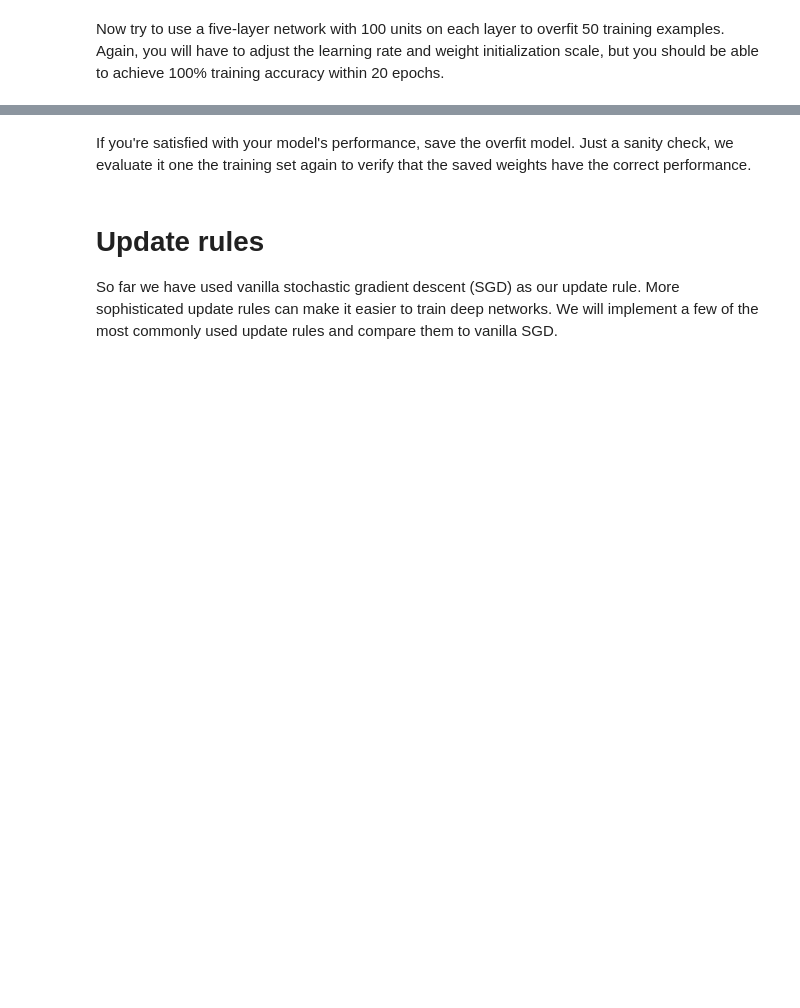
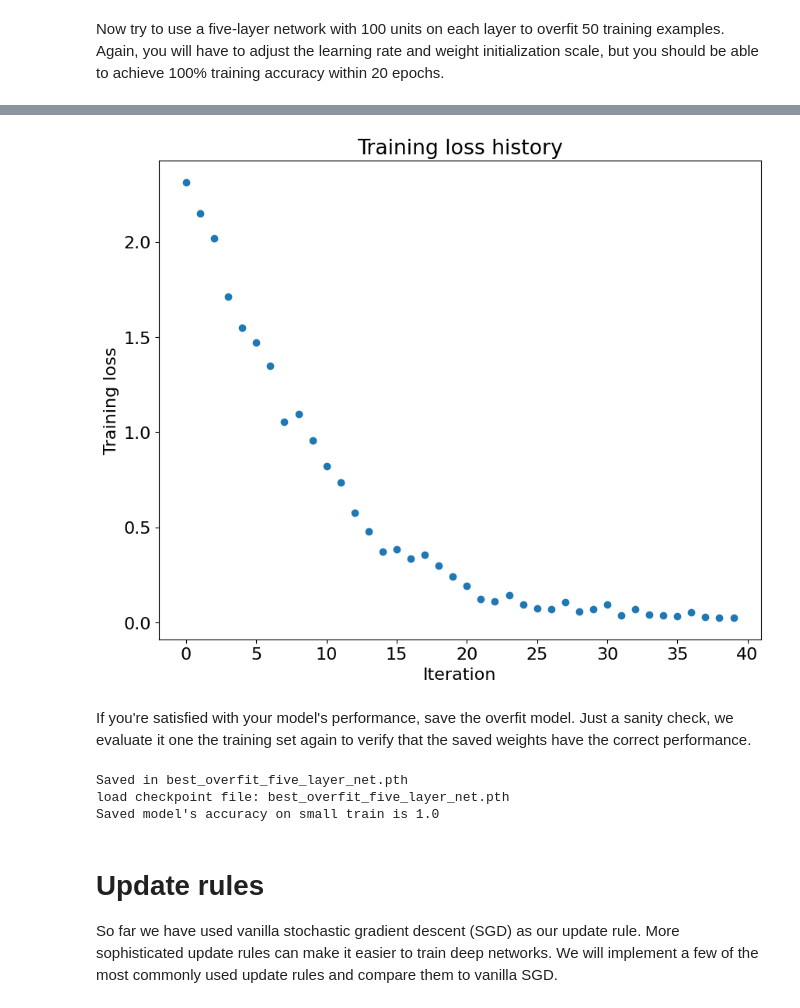
Before and after one commit to clb2001/open-cs-curriculum, a Jupyter notebook: A3/fully_connected_networks.ipynb, the cells around one changed output, grey strips where cells are left out. Saved outputs shown, nothing was run; the diff lists cells and outputs as text; code cells hidden in the pictures; blank space fills up the shorter version.

```diff
--- a/A3/fully_connected_networks.ipynb
+++ b/A3/fully_connected_networks.ipynb
@@ -660,7 +690,7 @@ weight_scale, learning_rate = get_five_layer_network_params()
 
 # Run models and solver with parameters
 model = FullyConnectedNet([100, 100, 100, 100],
-                weight_scale=weight_scale, dtype=torch.float32, device='cuda')
+                weight_scale=weight_scale, dtype=torch.float64, device='cuda')
 solver = Solver(model, small_data,
                 print_every=10, num_epochs=20, batch_size=25,
                 optim_config={
@@ -676,3 +706,4 @@ plt.title('Training loss history')
 plt.xlabel('Iteration')
 plt.ylabel('Training loss')
 plt.show()
+# %% [output]
@@ -679,8 +727,10 @@ plt.show()
+[figure, added]
 # %% [markdown]
 If you're satisfied with your model's performance, save the overfit model. Just a sanity check, we evaluate it one the training set again to verify that the saved weights have the correct performance.
 # %%
 # Set path
-path = os.path.join(GOOGLE_DRIVE_PATH, 'best_overfit_five_layer_net.pth')
+# path = os.path.join(GOOGLE_DRIVE_PATH, 'best_overfit_five_layer_net.pth')
+path = 'best_overfit_five_layer_net.pth'
 solver.model.save(path)
 
 
@@ -701,6 +751,10 @@ solver.model.load(path, dtype=torch.float32, device='cuda')
 # Evaluate on validation set
 accuracy = solver.check_accuracy(solver.X_train, solver.y_train)
 print(f"Saved model's accuracy on small train is {accuracy}")
+# %% [output]
+Saved in best_overfit_five_layer_net.pth
+load checkpoint file: best_overfit_five_layer_net.pth
+Saved model's accuracy on small train is 1.0
 # %% [markdown]
 # Update rules
 So far we have used vanilla stochastic gradient descent (SGD) as our update rule. More sophisticated update rules can make it easier to train deep networks. We will implement a few of the most commonly used update rules and compare them to vanilla SGD.
```
Also changed, not shown: parts of 14 cells of this notebook, 3 other files.
